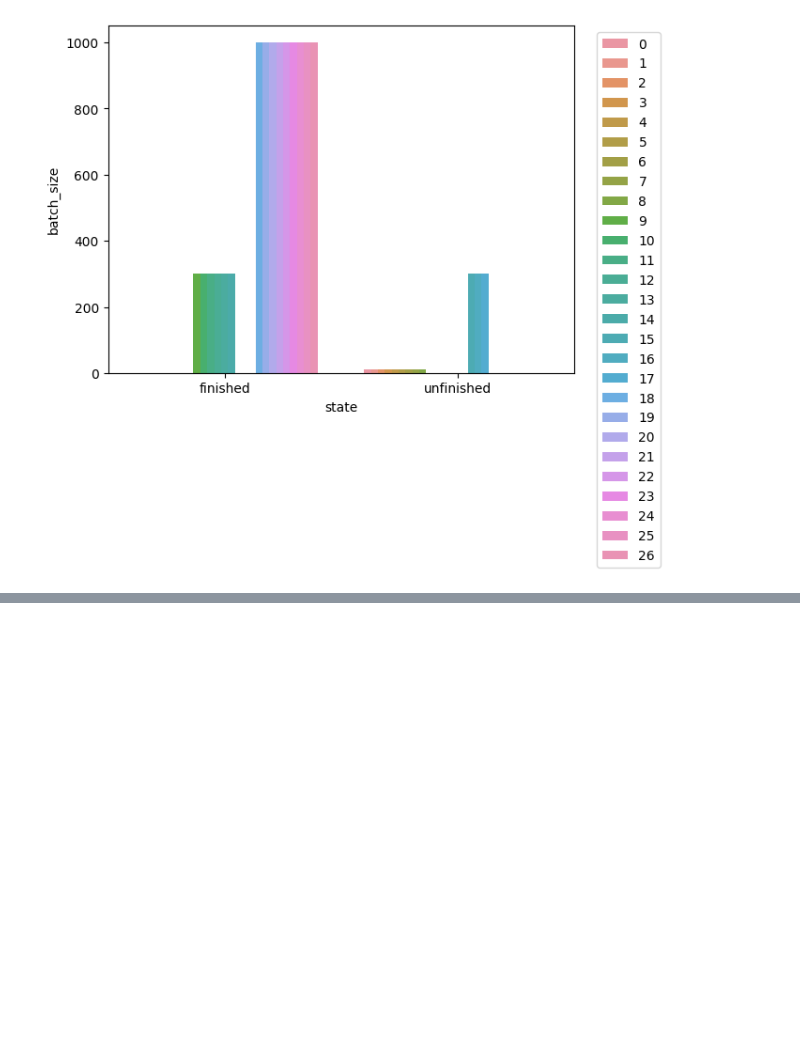
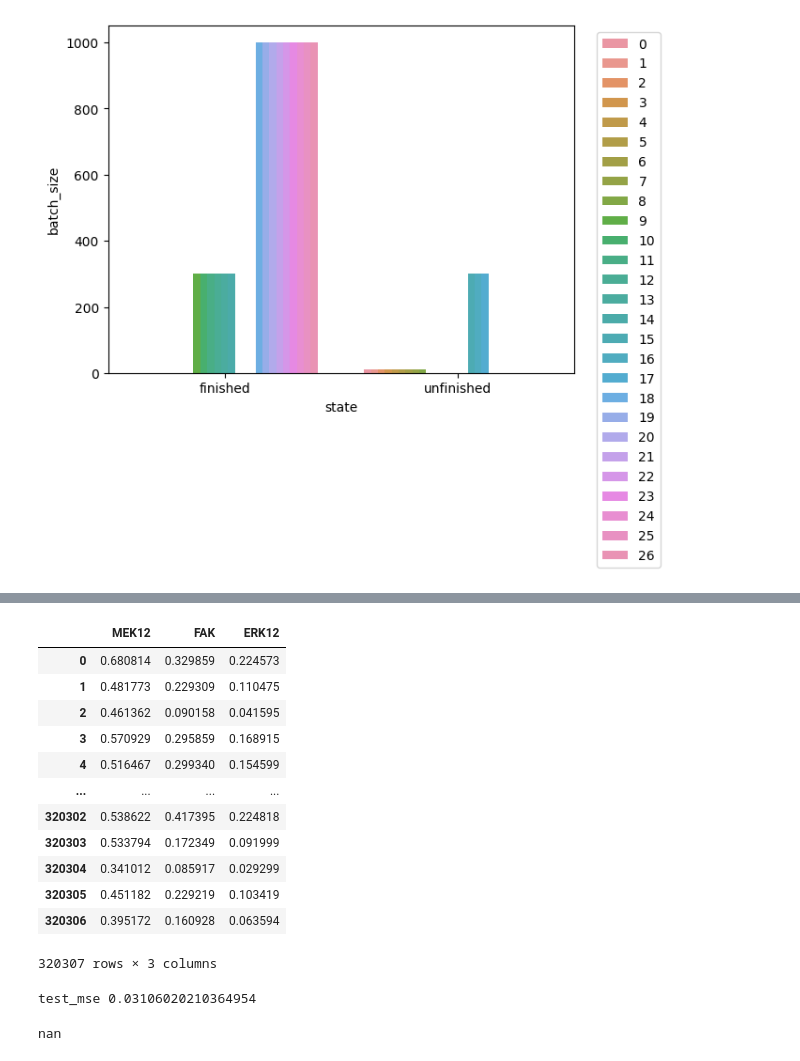
Before and after one commit to c-legac/biofuzznet, a Jupyter notebook: Notebooks/20230428_MEK_FAK_ERK_test_results.ipynb, the cells around one changed output, grey strips where cells are left out. Cells and saved outputs as stored; diff of their text form; code cells hidden in the pictures; blank space fills up the shorter version.

```diff
--- a/Notebooks/20230428_MEK_FAK_ERK_test_results.ipynb
+++ b/Notebooks/20230428_MEK_FAK_ERK_test_results.ipynb
@@ -219,0 +239,38 @@ plt.legend(bbox_to_anchor=(1.2,1))
+# %%
+test_output_states
+# %% [output]
+|  | MEK12 | FAK | ERK12 |
+| 0 | 0.680814 | 0.329859 | 0.224573 |
+| 1 | 0.481773 | 0.229309 | 0.110475 |
+| 2 | 0.461362 | 0.090158 | 0.041595 |
+| 3 | 0.570929 | 0.295859 | 0.168915 |
+| 4 | 0.516467 | 0.299340 | 0.154599 |
+| ... | ... | ... | ... |
+| 320302 | 0.538622 | 0.417395 | 0.224818 |
+| 320303 | 0.533794 | 0.172349 | 0.091999 |
+| 320304 | 0.341012 | 0.085917 | 0.029299 |
+| 320305 | 0.451182 | 0.229219 | 0.103419 |
+| 320306 | 0.395172 | 0.160928 | 0.063594 |
+320307 rows × 3 columns
+# %%
+import numpy as np
+node_r2_scores = {}
+node_mse = {}
+for node in test_output_states.columns:
+    node_r2_scores[f"test_r2_{node}"] = r2_score(
+        test[node], test_output_states[node]
+    )
+    node_mse[f"test_mse_{node}"] = sum(
+        (np.array(test[node]) - np.array(test_output_states[node])) ** 2
+    ) / len(test)
+#     mlflow.log_metrics(node_r2_scores)
+#     mlflow.log_metrics(node_mse)
+print("test_mse", sum(node_mse.values()) / len(node_mse))
+# %% [output]
+test_mse 0.03106020210364954
+# %%
+sum(
+        (test[node] - test_output_states[node]) ** 2
+    ) / len(test)
+# %% [output]
+nan
```
Also changed, not shown: parts of 4 cells of this notebook, 8 other files.
